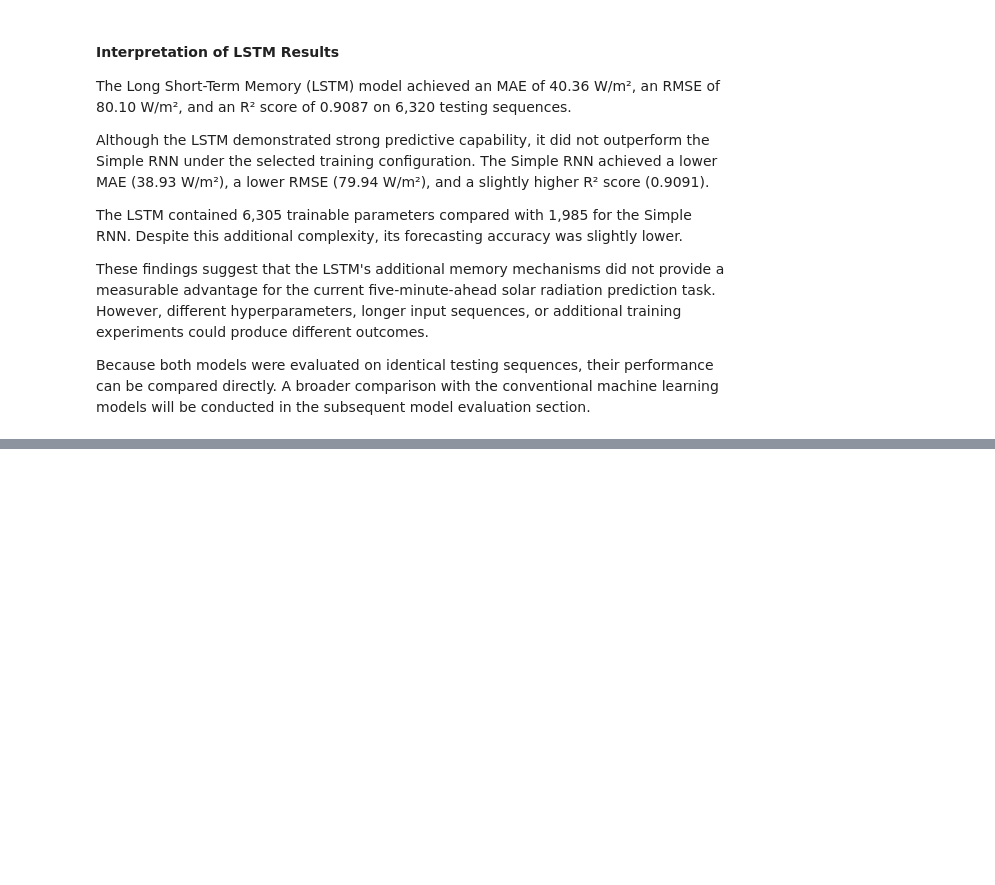
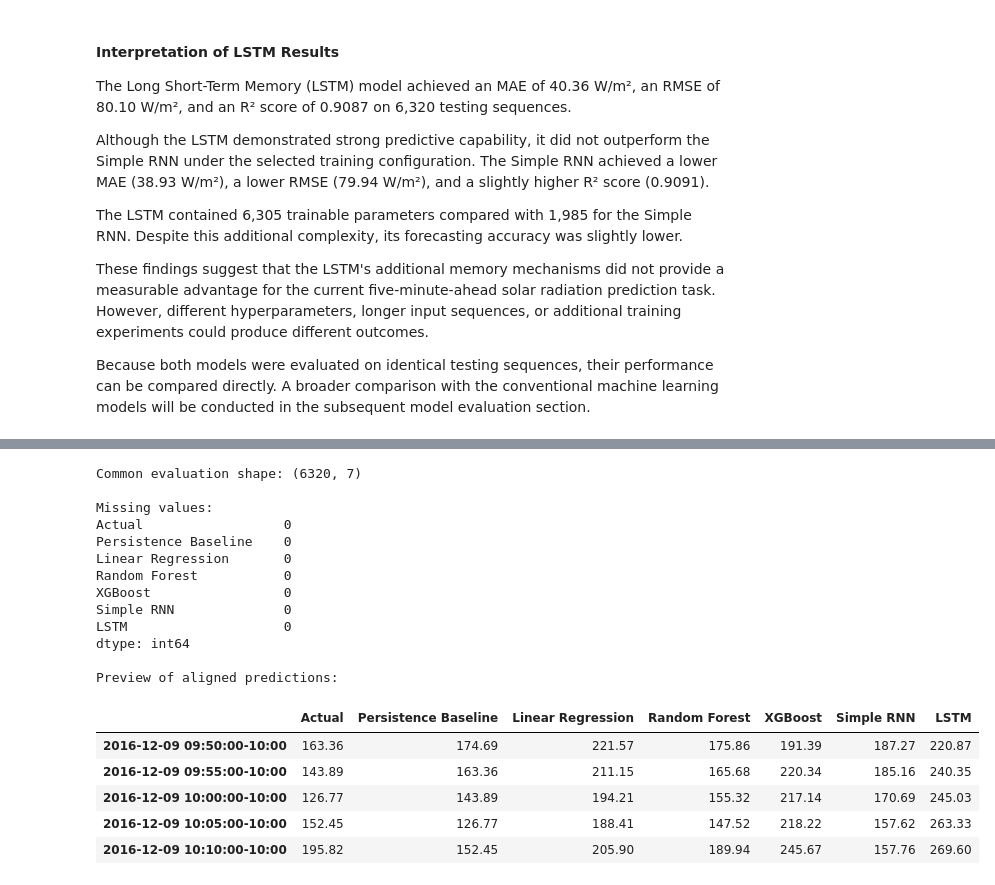
Before and after one commit to damisar/Solar-Radiation-Prediction, a Jupyter notebook: notebook/Solar_Radiation_Analysis.ipynb, the cells around one changed output, grey strips where cells are left out. Saved outputs shown, nothing was run; the diff lists cells and outputs as text; code cells hidden in the pictures; blank space fills up the shorter version.

```diff
--- a/notebook/Solar_Radiation_Analysis.ipynb
+++ b/notebook/Solar_Radiation_Analysis.ipynb
@@ -2028,0 +2157,47 @@ Because both models were evaluated on identical testing sequences, their perform
+# %%
+
+# Section 6.2 — Align existing predictions on common test timestamps
+
+# Use the conventional test index to align existing predictions
+prediction_common = pd.DataFrame(
+    {
+        "Actual": y_test.to_numpy(),
+        "Persistence Baseline": np.asarray(y_pred_baseline).ravel(),
+        "Linear Regression": np.asarray(y_pred_lr).ravel(),
+        "Random Forest": np.asarray(y_pred_rf).ravel(),
+        "XGBoost": np.asarray(y_pred_xgb).ravel()
+    },
+    index=X_test.index
+).loc[test_seq_times].copy()
+
+# Add recurrent model predictions in the same timestamp order
+prediction_common["Simple RNN"] = np.asarray(y_pred_rnn).ravel()
+prediction_common["LSTM"] = np.asarray(y_pred_lstm).ravel()
+
+# Verify that all six predictions are available
+print("Common evaluation shape:", prediction_common.shape)
+print("\nMissing values:")
+print(prediction_common.isna().sum())
+
+print("\nPreview of aligned predictions:")
+display(prediction_common.head())
+# %% [output]
+Common evaluation shape: (6320, 7)
+
+Missing values:
+Actual                  0
+Persistence Baseline    0
+Linear Regression       0
+Random Forest           0
+XGBoost                 0
+Simple RNN              0
+LSTM                    0
+dtype: int64
+
+Preview of aligned predictions:
+|  | Actual | Persistence Baseline | Linear Regression | Random Forest | XGBoost | Simple RNN | LSTM |
+| 2016-12-09 09:50:00-10:00 | 163.36 | 174.69 | 221.57 | 175.86 | 191.39 | 187.27 | 220.87 |
+| 2016-12-09 09:55:00-10:00 | 143.89 | 163.36 | 211.15 | 165.68 | 220.34 | 185.16 | 240.35 |
+| 2016-12-09 10:00:00-10:00 | 126.77 | 143.89 | 194.21 | 155.32 | 217.14 | 170.69 | 245.03 |
+| 2016-12-09 10:05:00-10:00 | 152.45 | 126.77 | 188.41 | 147.52 | 218.22 | 157.62 | 263.33 |
+| 2016-12-09 10:10:00-10:00 | 195.82 | 152.45 | 205.90 | 189.94 | 245.67 | 157.76 | 269.60 |
```
Also changed, not shown: parts of 18 cells of this notebook, 1 other file.
